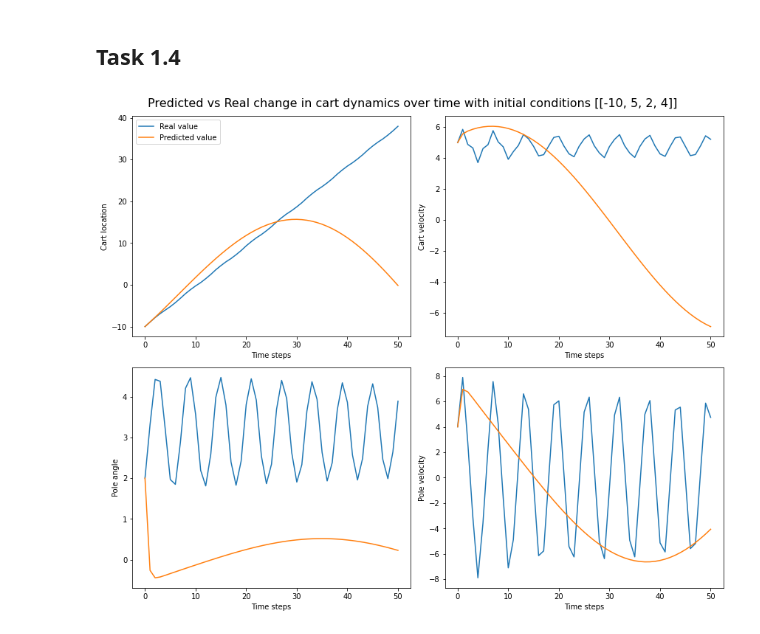
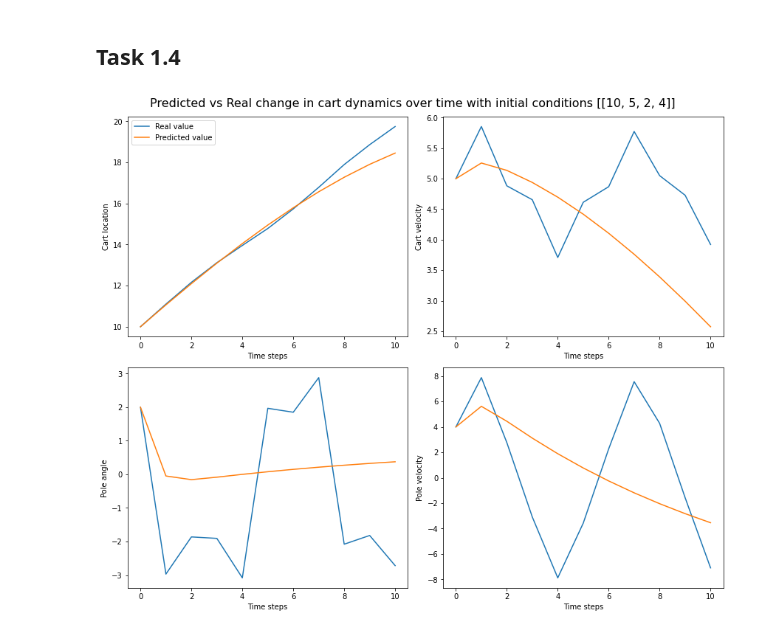
Before and after one commit to aditya-jain7/SF3, a Jupyter notebook: aj563_sf3_code.ipynb, the cells around one changed output. Drawn from its saved outputs; the diff is of its cells as text; code cells hidden in the pictures.

```diff
--- a/aj563_sf3_code.ipynb
+++ b/aj563_sf3_code.ipynb
@@ -603,7 +603,7 @@ def future_predictions(initial_conditions, time_steps):
     final_y=np.array(initial_conditions)
     final_pred=np.array(initial_conditions)
     for i in range(time_steps):
-        real= start_the_cart(final_y[i], steps=1, display_plots=False)
+        real= start_the_cart(final_y[i], steps=1, display_plots=False,remap_angle=True)
         pred = model.predict([final_pred[i]])
         pred+=final_pred[i]
 
@@ -649,6 +649,6 @@ def future_predictions(initial_conditions, time_steps):
 
     fig.tight_layout()
 # %%
-future_predictions([[-10,5,2,4]],50)
+future_predictions([[10,5,2,4]],10)
 # %% [output]
-[figure, old version]
+[figure, new version]
```
Also changed, not shown: parts of 1 cell of this notebook.
